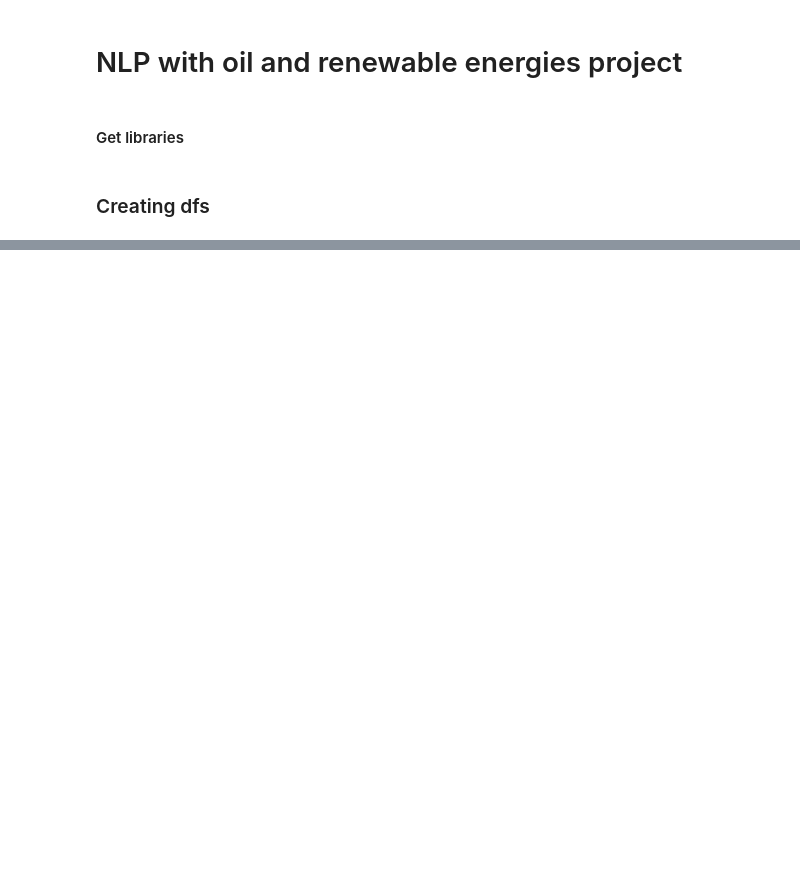
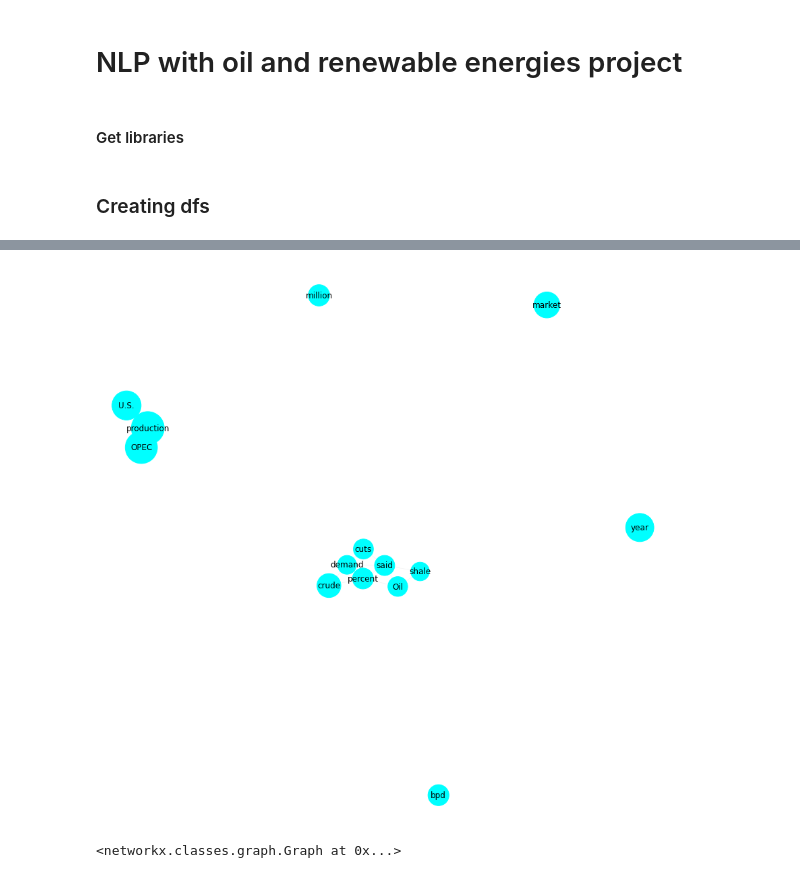
Before and after one commit to ebelingbarros/Final-project-Spiced-bootcamp, a Jupyter notebook: nlp_notebook_model-network-analysis.ipynb, the cells around one changed output, grey strips where cells are left out. Cells and saved outputs as stored; diff of their text form; code cells hidden in the pictures; blank space fills up the shorter version.

```diff
--- a/nlp_notebook_model-network-analysis.ipynb
+++ b/nlp_notebook_model-network-analysis.ipynb
@@ -101,6 +198,6 @@ word_cnt_df.sort_values(by=['cnt'])
 # %%
 vocab = {}
-target_words = word_cnt_df[word_cnt_df['cnt'] > 3]['word'].to_numpy()
+target_words = word_cnt_df[word_cnt_df['cnt'] > 70]['word'].to_numpy()
 for word in target_words:
     if word not in vocab:
         vocab[word] = len(vocab)
@@ -110,3 +207,4 @@ for word, i in vocab.items():
     re_vocab[i] = word
 
 len(vocab)
+vocab
@@ -133,8 +338,7 @@ nodes = []
 for i in range(len(vocab)):
     for j in range(i+1, len(vocab)):
         jaccard = jaccard_matrix[i, j]
-        if jaccard > 0:
+        if jaccard < 1:
             nodes.append([re_vocab[i], re_vocab[j], word_cnt[re_vocab[i]], word_cnt[re_vocab[j]], jaccard])
 
-
 nodes
@@ -141,25 +363,31 @@ nodes
 # %%
 G = nx.Graph()
 G.nodes(data=True)
 
 for pair in nodes:
     node_x, node_y, node_x_cnt, node_y_cnt, jaccard = pair[0], pair[1], pair[2], pair[3], pair[4]
     if not G.has_node(node_x):
         G.add_node(node_x, count=node_x_cnt)
     if not G.has_node(node_y):
         G.add_node(node_y, count=node_y_cnt)
     if not G.has_edge(node_x, node_y):
         G.add_edge(node_x, node_y, weight=jaccard)
 
 plt.figure(figsize=(15,15))
 pos = nx.spring_layout(G, k=0.1)
 
-node_size = [d['count']*150 for (n,d) in G.nodes(data=True)]
+node_size = [d['count']*10 for (n,d) in G.nodes(data=True)]
 nx.draw_networkx_nodes(G, pos, node_color='cyan', alpha=1.0, node_size=node_size)
 nx.draw_networkx_labels(G, pos)
 
 edge_width = [d['weight']*10 for (u,v,d) in G.edges(data=True)]
 nx.draw_networkx_edges(G, pos, alpha=0.1, edge_color='grey', width=edge_width)
 
 plt.axis('off')
 plt.show()
+# %% [output]
+[figure, added]
+# %%
+G
+# %% [output]
+<networkx.classes.graph.Graph at 0x...>
```
Also changed, not shown: parts of 20 cells of this notebook, 40 other files.
